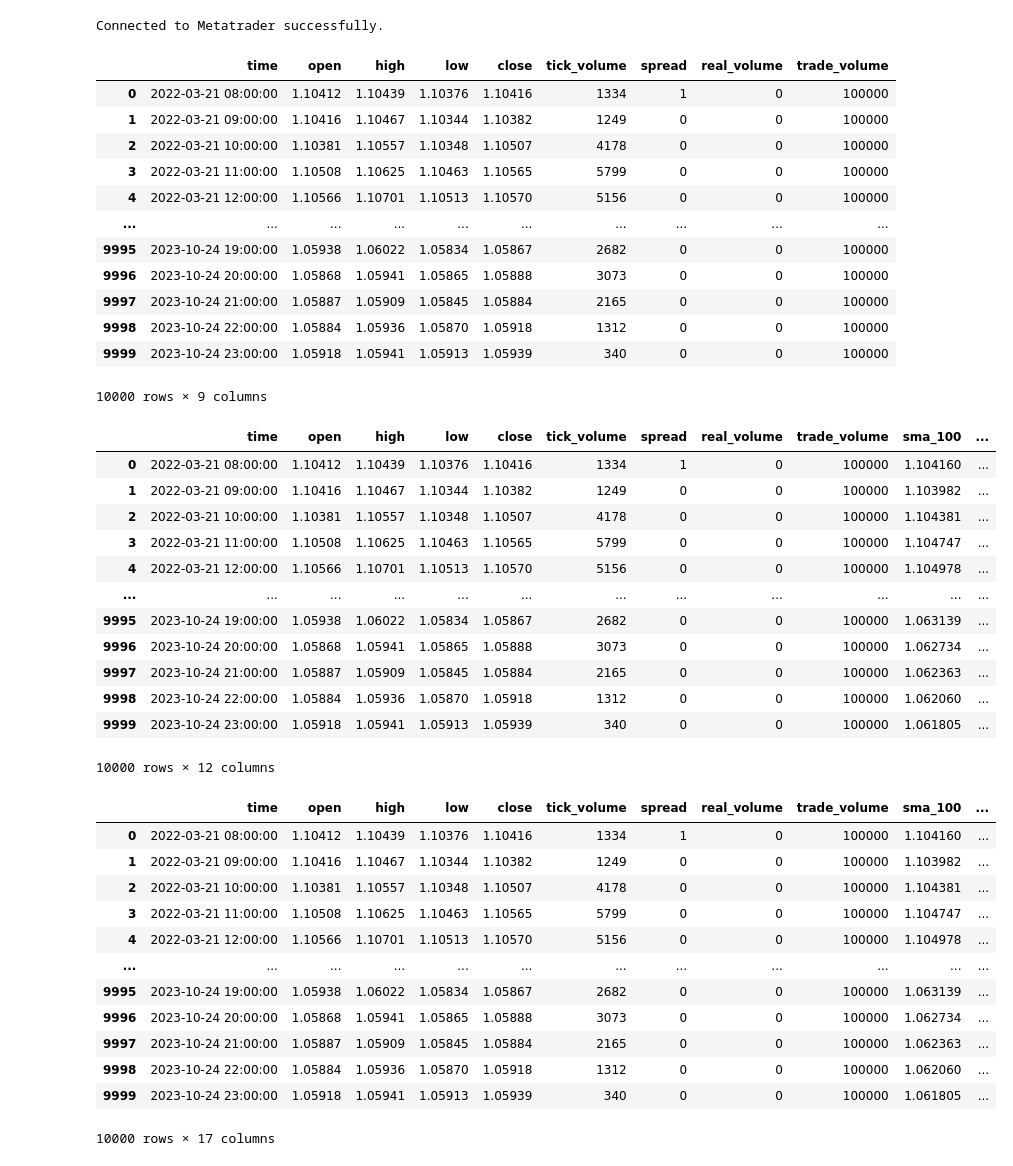
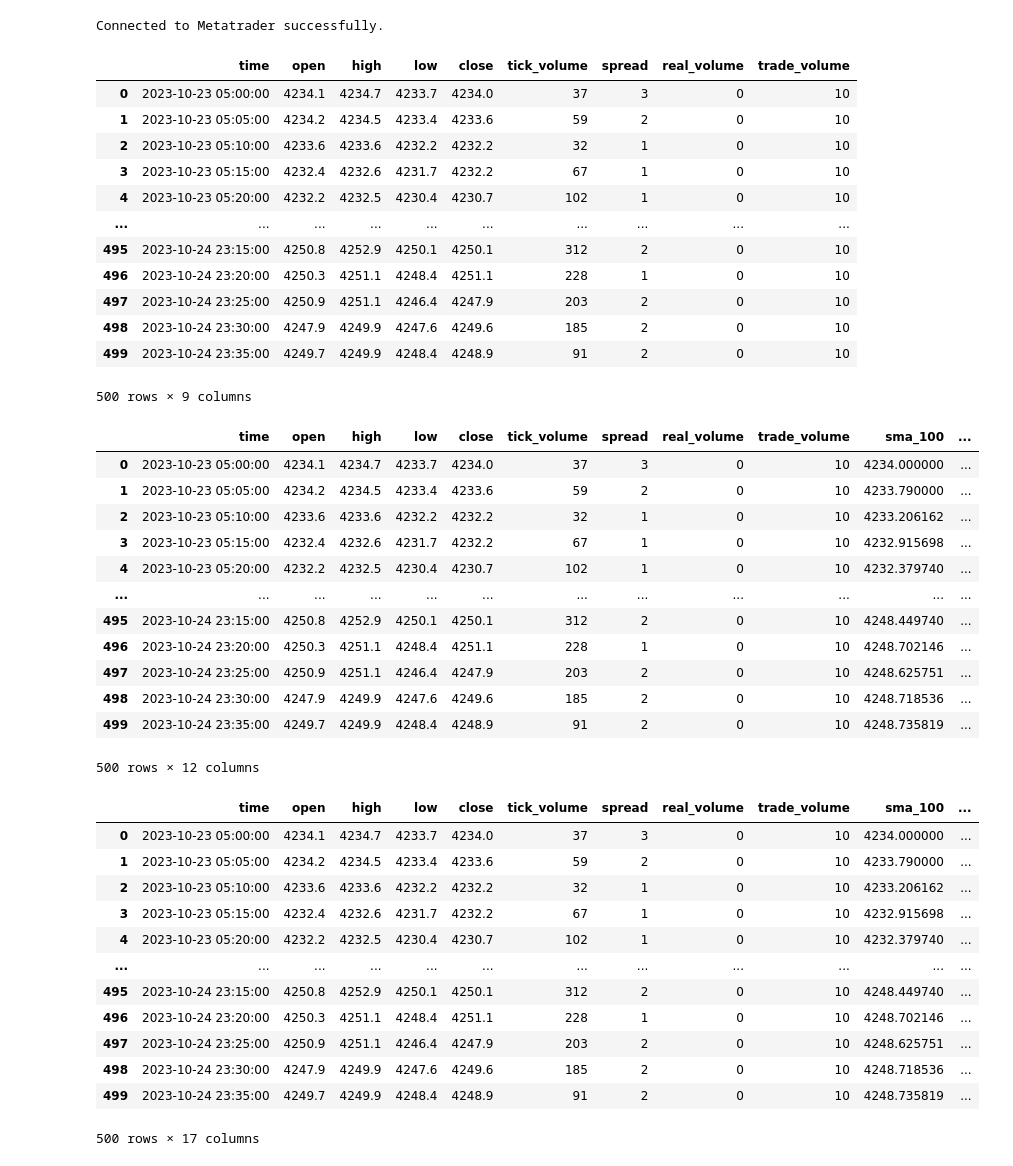
Before and after one commit to Pr4v33n23/MetatraderAlgoBot, a Jupyter notebook: studies/ema_crossover_backtest.ipynb, the cells around one changed output. Drawn from its saved outputs; the diff is of its cells as text; code cells hidden in the pictures.

```diff
--- a/studies/ema_crossover_backtest.ipynb
+++ b/studies/ema_crossover_backtest.ipynb
@@ -9,32 +9,32 @@ import pytz
 
 mt5 = metatrader.connect()
 
-symbol = 'EURUSD'
-timeframe = mt5.TIMEFRAME_H1
+symbol = 'SP500'
+timeframe = mt5.TIMEFRAME_M5
 
-trade_volume = 100000
-commission = 0.00005
+trade_volume = 10
+commission = 0.5
 # %% [output]
 Connected to Metatrader successfully.
 # %%
-bars = pd.DataFrame(mt5.copy_rates_from_pos(symbol, timeframe, 0,10000))
+bars = pd.DataFrame(mt5.copy_rates_from_pos(symbol, timeframe, 0,500))
 bars['time'] = pd.to_datetime(bars['time'], unit='s')
 bars['trade_volume'] = trade_volume
 bars
 # %% [output]
 |  | time | open | high | low | close | tick_volume | spread | real_volume | trade_volume |
-| 0 | 2022-03-21 08:00:00 | 1.10412 | 1.10439 | 1.10376 | 1.10416 | 1334 | 1 | 0 | 100000 |
-| 1 | 2022-03-21 09:00:00 | 1.10416 | 1.10467 | 1.10344 | 1.10382 | 1249 | 0 | 0 | 100000 |
-| 2 | 2022-03-21 10:00:00 | 1.10381 | 1.10557 | 1.10348 | 1.10507 | 4178 | 0 | 0 | 100000 |
-| 3 | 2022-03-21 11:00:00 | 1.10508 | 1.10625 | 1.10463 | 1.10565 | 5799 | 0 | 0 | 100000 |
-| 4 | 2022-03-21 12:00:00 | 1.10566 | 1.10701 | 1.10513 | 1.10570 | 5156 | 0 | 0 | 100000 |
+| 0 | 2023-10-23 05:00:00 | 4234.1 | 4234.7 | 4233.7 | 4234.0 | 37 | 3 | 0 | 10 |
+| 1 | 2023-10-23 05:05:00 | 4234.2 | 4234.5 | 4233.4 | 4233.6 | 59 | 2 | 0 | 10 |
+| 2 | 2023-10-23 05:10:00 | 4233.6 | 4233.6 | 4232.2 | 4232.2 | 32 | 1 | 0 | 10 |
+| 3 | 2023-10-23 05:15:00 | 4232.4 | 4232.6 | 4231.7 | 4232.2 | 67 | 1 | 0 | 10 |
+| 4 | 2023-10-23 05:20:00 | 4232.2 | 4232.5 | 4230.4 | 4230.7 | 102 | 1 | 0 | 10 |
 | ... | ... | ... | ... | ... | ... | ... | ... | ... | ... |
-| 9995 | 2023-10-24 19:00:00 | 1.05938 | 1.06022 | 1.05834 | 1.05867 | 2682 | 0 | 0 | 100000 |
-| 9996 | 2023-10-24 20:00:00 | 1.05868 | 1.05941 | 1.05865 | 1.05888 | 3073 | 0 | 0 | 100000 |
-| 9997 | 2023-10-24 21:00:00 | 1.05887 | 1.05909 | 1.05845 | 1.05884 | 2165 | 0 | 0 | 100000 |
-| 9998 | 2023-10-24 22:00:00 | 1.05884 | 1.05936 | 1.05870 | 1.05918 | 1312 | 0 | 0 | 100000 |
-| 9999 | 2023-10-24 23:00:00 | 1.05918 | 1.05941 | 1.05913 | 1.05939 | 340 | 0 | 0 | 100000 |
+| 495 | 2023-10-24 23:15:00 | 4250.8 | 4252.9 | 4250.1 | 4250.1 | 312 | 2 | 0 | 10 |
+| 496 | 2023-10-24 23:20:00 | 4250.3 | 4251.1 | 4248.4 | 4251.1 | 228 | 1 | 0 | 10 |
+| 497 | 2023-10-24 23:25:00 | 4250.9 | 4251.1 | 4246.4 | 4247.9 | 203 | 2 | 0 | 10 |
+| 498 | 2023-10-24 23:30:00 | 4247.9 | 4249.9 | 4247.6 | 4249.6 | 185 | 2 | 0 | 10 |
+| 499 | 2023-10-24 23:35:00 | 4249.7 | 4249.9 | 4248.4 | 4248.9 | 91 | 2 | 0 | 10 |
-10000 rows × 9 columns
+500 rows × 9 columns
 # %%
 bars['sma_100'] = bars['close'].ewm(span=20).mean()
 bars['sma_10'] = bars['close'].ewm(span=10).mean()
@@ -42,53 +42,53 @@ bars['hour'] = bars['time'].dt.hour
 bars
 # %% [output]
 |  | time | open | high | low | close | tick_volume | spread | real_volume | trade_volume | sma_100 | ... |
-| 0 | 2022-03-21 08:00:00 | 1.10412 | 1.10439 | 1.10376 | 1.10416 | 1334 | 1 | 0 | 100000 | 1.104160 | ... |
-| 1 | 2022-03-21 09:00:00 | 1.10416 | 1.10467 | 1.10344 | 1.10382 | 1249 | 0 | 0 | 100000 | 1.103982 | ... |
-| 2 | 2022-03-21 10:00:00 | 1.10381 | 1.10557 | 1.10348 | 1.10507 | 4178 | 0 | 0 | 100000 | 1.104381 | ... |
-| 3 | 2022-03-21 11:00:00 | 1.10508 | 1.10625 | 1.10463 | 1.10565 | 5799 | 0 | 0 | 100000 | 1.104747 | ... |
-| 4 | 2022-03-21 12:00:00 | 1.10566 | 1.10701 | 1.10513 | 1.10570 | 5156 | 0 | 0 | 100000 | 1.104978 | ... |
+| 0 | 2023-10-23 05:00:00 | 4234.1 | 4234.7 | 4233.7 | 4234.0 | 37 | 3 | 0 | 10 | 4234.000000 | ... |
+| 1 | 2023-10-23 05:05:00 | 4234.2 | 4234.5 | 4233.4 | 4233.6 | 59 | 2 | 0 | 10 | 4233.790000 | ... |
+| 2 | 2023-10-23 05:10:00 | 4233.6 | 4233.6 | 4232.2 | 4232.2 | 32 | 1 | 0 | 10 | 4233.206162 | ... |
+| 3 | 2023-10-23 05:15:00 | 4232.4 | 4232.6 | 4231.7 | 4232.2 | 67 | 1 | 0 | 10 | 4232.915698 | ... |
+| 4 | 2023-10-23 05:20:00 | 4232.2 | 4232.5 | 4230.4 | 4230.7 | 102 | 1 | 0 | 10 | 4232.379740 | ... |
 | ... | ... | ... | ... | ... | ... | ... | ... | ... | ... | ... | ... |
-| 9995 | 2023-10-24 19:00:00 | 1.05938 | 1.06022 | 1.05834 | 1.05867 | 2682 | 0 | 0 | 100000 | 1.063139 | ... |
-| 9996 | 2023-10-24 20:00:00 | 1.05868 | 1.05941 | 1.05865 | 1.05888 | 3073 | 0 | 0 | 100000 | 1.062734 | ... |
-| 9997 | 2023-10-24 21:00:00 | 1.05887 | 1.05909 | 1.05845 | 1.05884 | 2165 | 0 | 0 | 100000 | 1.062363 | ... |
-| 9998 | 2023-10-24 22:00:00 | 1.05884 | 1.05936 | 1.05870 | 1.05918 | 1312 | 0 | 0 | 100000 | 1.062060 | ... |
-| 9999 | 2023-10-24 23:00:00 | 1.05918 | 1.05941 | 1.05913 | 1.05939 | 340 | 0 | 0 | 100000 | 1.061805 | ... |
+| 495 | 2023-10-24 23:15:00 | 4250.8 | 4252.9 | 4250.1 | 4250.1 | 312 | 2 | 0 | 10 | 4248.449740 | ... |
+| 496 | 2023-10-24 23:20:00 | 4250.3 | 4251.1 | 4248.4 | 4251.1 | 228 | 1 | 0 | 10 | 4248.702146 | ... |
+| 497 | 2023-10-24 23:25:00 | 4250.9 | 4251.1 | 4246.4 | 4247.9 | 203 | 2 | 0 | 10 | 4248.625751 | ... |
+| 498 | 2023-10-24 23:30:00 | 4247.9 | 4249.9 | 4247.6 | 4249.6 | 185 | 2 | 0 | 10 | 4248.718536 | ... |
+| 499 | 2023-10-24 23:35:00 | 4249.7 | 4249.9 | 4248.4 | 4248.9 | 91 | 2 | 0 | 10 | 4248.735819 | ... |
-10000 rows × 12 columns
+500 rows × 12 columns
 # %%
 bars2 = bars.dropna().copy()
 
 def get_signal(x):
 
-    if 1 <= x['hour'] <= 24:
+    if 9 <= x['hour'] <= 22:
 
         if x['sma_10'] > x['sma_100']:
             return 1
         elif x['sma_10'] < x['sma_100']:
             return -1
 
     return 0
 
 bars2['signal'] = bars2.apply(get_signal, axis=1)
 bars2['prev_price'] = bars2['close'].shift(1)
 bars2['price_change'] = bars2['close'] - bars2['prev_price']
 
 bars2['signal_change'] = (bars2['signal'] - bars2['signal'].shift(1)).abs()
 bars2['commission'] = bars2.apply(lambda x: commission * x['signal_change'] * x['trade_volume'], axis=1)
 bars2
 # %% [output]
 |  | time | open | high | low | close | tick_volume | spread | real_volume | trade_volume | sma_100 | ... |
-| 0 | 2022-03-21 08:00:00 | 1.10412 | 1.10439 | 1.10376 | 1.10416 | 1334 | 1 | 0 | 100000 | 1.104160 | ... |
-| 1 | 2022-03-21 09:00:00 | 1.10416 | 1.10467 | 1.10344 | 1.10382 | 1249 | 0 | 0 | 100000 | 1.103982 | ... |
-| 2 | 2022-03-21 10:00:00 | 1.10381 | 1.10557 | 1.10348 | 1.10507 | 4178 | 0 | 0 | 100000 | 1.104381 | ... |
-| 3 | 2022-03-21 11:00:00 | 1.10508 | 1.10625 | 1.10463 | 1.10565 | 5799 | 0 | 0 | 100000 | 1.104747 | ... |
-| 4 | 2022-03-21 12:00:00 | 1.10566 | 1.10701 | 1.10513 | 1.10570 | 5156 | 0 | 0 | 100000 | 1.104978 | ... |
+| 0 | 2023-10-23 05:00:00 | 4234.1 | 4234.7 | 4233.7 | 4234.0 | 37 | 3 | 0 | 10 | 4234.000000 | ... |
+| 1 | 2023-10-23 05:05:00 | 4234.2 | 4234.5 | 4233.4 | 4233.6 | 59 | 2 | 0 | 10 | 4233.790000 | ... |
+| 2 | 2023-10-23 05:10:00 | 4233.6 | 4233.6 | 4232.2 | 4232.2 | 32 | 1 | 0 | 10 | 4233.206162 | ... |
+| 3 | 2023-10-23 05:15:00 | 4232.4 | 4232.6 | 4231.7 | 4232.2 | 67 | 1 | 0 | 10 | 4232.915698 | ... |
+| 4 | 2023-10-23 05:20:00 | 4232.2 | 4232.5 | 4230.4 | 4230.7 | 102 | 1 | 0 | 10 | 4232.379740 | ... |
 | ... | ... | ... | ... | ... | ... | ... | ... | ... | ... | ... | ... |
-| 9995 | 2023-10-24 19:00:00 | 1.05938 | 1.06022 | 1.05834 | 1.05867 | 2682 | 0 | 0 | 100000 | 1.063139 | ... |
-| 9996 | 2023-10-24 20:00:00 | 1.05868 | 1.05941 | 1.05865 | 1.05888 | 3073 | 0 | 0 | 100000 | 1.062734 | ... |
-| 9997 | 2023-10-24 21:00:00 | 1.05887 | 1.05909 | 1.05845 | 1.05884 | 2165 | 0 | 0 | 100000 | 1.062363 | ... |
-| 9998 | 2023-10-24 22:00:00 | 1.05884 | 1.05936 | 1.05870 | 1.05918 | 1312 | 0 | 0 | 100000 | 1.062060 | ... |
-| 9999 | 2023-10-24 23:00:00 | 1.05918 | 1.05941 | 1.05913 | 1.05939 | 340 | 0 | 0 | 100000 | 1.061805 | ... |
+| 495 | 2023-10-24 23:15:00 | 4250.8 | 4252.9 | 4250.1 | 4250.1 | 312 | 2 | 0 | 10 | 4248.449740 | ... |
+| 496 | 2023-10-24 23:20:00 | 4250.3 | 4251.1 | 4248.4 | 4251.1 | 228 | 1 | 0 | 10 | 4248.702146 | ... |
+| 497 | 2023-10-24 23:25:00 | 4250.9 | 4251.1 | 4246.4 | 4247.9 | 203 | 2 | 0 | 10 | 4248.625751 | ... |
+| 498 | 2023-10-24 23:30:00 | 4247.9 | 4249.9 | 4247.6 | 4249.6 | 185 | 2 | 0 | 10 | 4248.718536 | ... |
+| 499 | 2023-10-24 23:35:00 | 4249.7 | 4249.9 | 4248.4 | 4248.9 | 91 | 2 | 0 | 10 | 4248.735819 | ... |
-10000 rows × 17 columns
+500 rows × 17 columns
 # %%
 bars3 = bars2.dropna().copy()
 bars3['profit'] = bars3['signal'] * bars3['price_change'] * bars3['trade_volume']
```
Also changed, not shown: parts of 3 cells of this notebook.
